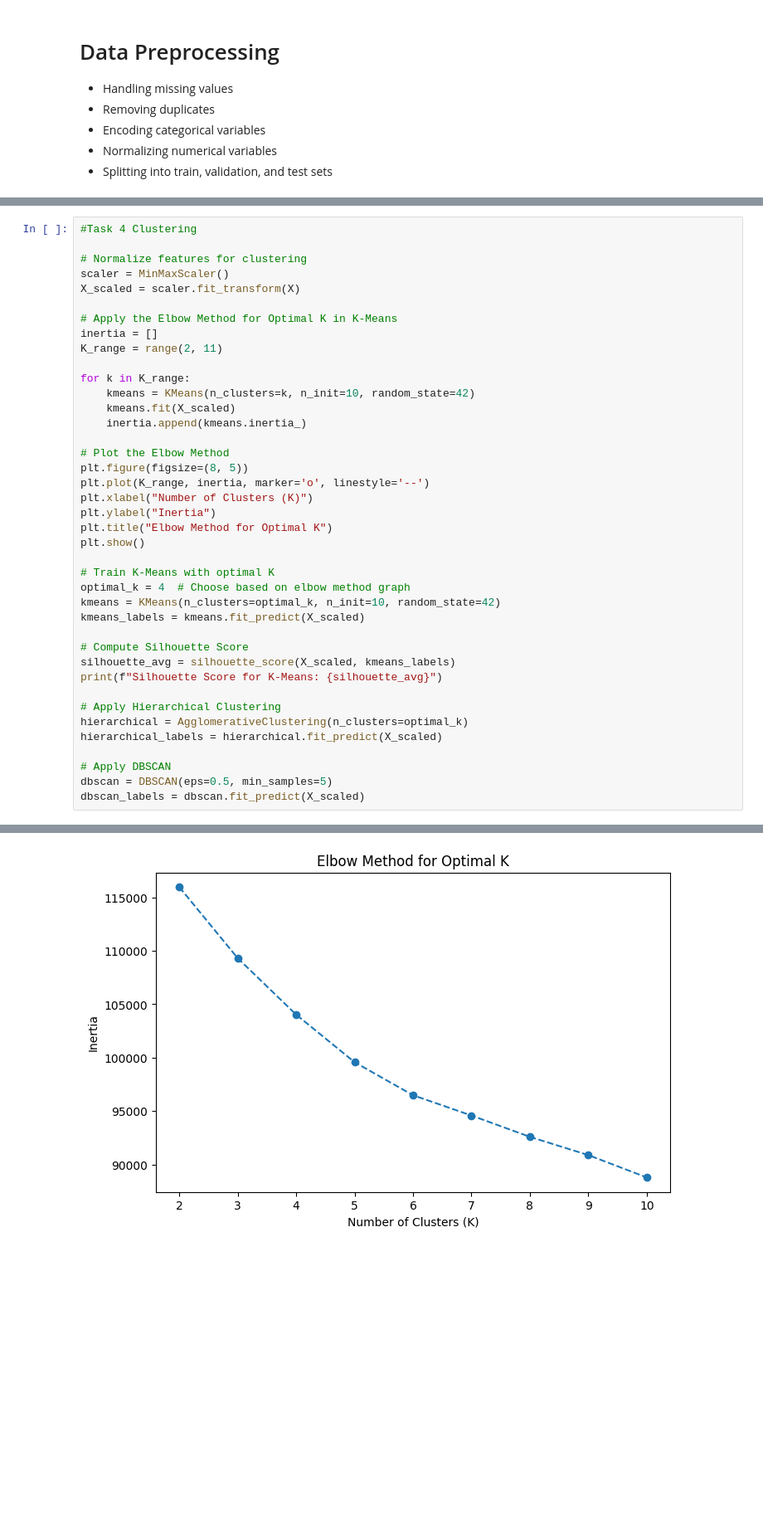
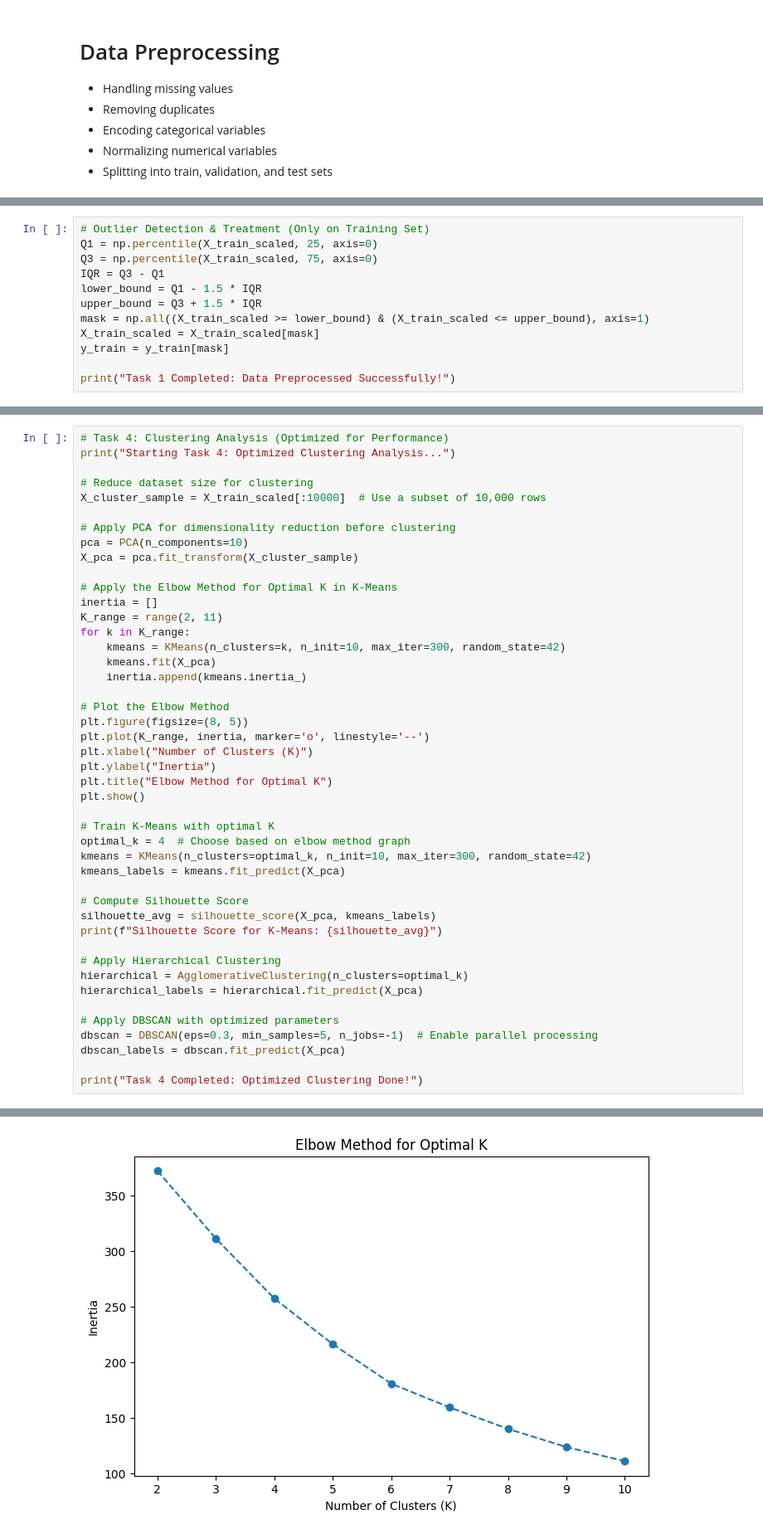
Before and after one commit to HG20/MachineLearningProject, a Jupyter notebook: Census_ML_Project_HG.ipynb, the cells around one changed output, grey strips where cells are left out. Shown: that part at 83% size. Drawn from its saved outputs; the diff is of its cells as text; blank space fills up the shorter version.

```diff
--- a/Census_ML_Project_HG.ipynb
+++ b/Census_ML_Project_HG.ipynb
@@ -123,0 +68,12 @@ MAE: 0.6742887426630902, MSE: 0.7354992405260499, RMSE: 0.8576125235361538, R²
+# %%
+# Outlier Detection & Treatment (Only on Training Set)
+Q1 = np.percentile(X_train_scaled, 25, axis=0)
+Q3 = np.percentile(X_train_scaled, 75, axis=0)
+IQR = Q3 - Q1
+lower_bound = Q1 - 1.5 * IQR
+upper_bound = Q3 + 1.5 * IQR
+mask = np.all((X_train_scaled >= lower_bound) & (X_train_scaled <= upper_bound), axis=1)
+X_train_scaled = X_train_scaled[mask]
+y_train = y_train[mask]
+
+print("Task 1 Completed: Data Preprocessed Successfully!")
@@ -124,17 +180,20 @@ MAE: 0.6742887426630902, MSE: 0.7354992405260499, RMSE: 0.8576125235361538, R²
 # %%
-#Task 4 Clustering
+# Task 4: Clustering Analysis (Optimized for Performance)
+print("Starting Task 4: Optimized Clustering Analysis...")
 
-# Normalize features for clustering
-scaler = MinMaxScaler()
-X_scaled = scaler.fit_transform(X)
+# Reduce dataset size for clustering
+X_cluster_sample = X_train_scaled[:10000]  # Use a subset of 10,000 rows
+
+# Apply PCA for dimensionality reduction before clustering
+pca = PCA(n_components=10)
+X_pca = pca.fit_transform(X_cluster_sample)
 
 # Apply the Elbow Method for Optimal K in K-Means
 inertia = []
 K_range = range(2, 11)
-
 for k in K_range:
-    kmeans = KMeans(n_clusters=k, n_init=10, random_state=42)
-    kmeans.fit(X_scaled)
+    kmeans = KMeans(n_clusters=k, n_init=10, max_iter=300, random_state=42)
+    kmeans.fit(X_pca)
     inertia.append(kmeans.inertia_)
 
 # Plot the Elbow Method
@@ -147,18 +206,20 @@ plt.show()
 
 # Train K-Means with optimal K
 optimal_k = 4  # Choose based on elbow method graph
-kmeans = KMeans(n_clusters=optimal_k, n_init=10, random_state=42)
-kmeans_labels = kmeans.fit_predict(X_scaled)
+kmeans = KMeans(n_clusters=optimal_k, n_init=10, max_iter=300, random_state=42)
+kmeans_labels = kmeans.fit_predict(X_pca)
 
 # Compute Silhouette Score
-silhouette_avg = silhouette_score(X_scaled, kmeans_labels)
+silhouette_avg = silhouette_score(X_pca, kmeans_labels)
 print(f"Silhouette Score for K-Means: {silhouette_avg}")
 
 # Apply Hierarchical Clustering
 hierarchical = AgglomerativeClustering(n_clusters=optimal_k)
-hierarchical_labels = hierarchical.fit_predict(X_scaled)
+hierarchical_labels = hierarchical.fit_predict(X_pca)
 
-# Apply DBSCAN
-dbscan = DBSCAN(eps=0.5, min_samples=5)
-dbscan_labels = dbscan.fit_predict(X_scaled)
+# Apply DBSCAN with optimized parameters
+dbscan = DBSCAN(eps=0.3, min_samples=5, n_jobs=-1)  # Enable parallel processing
+dbscan_labels = dbscan.fit_predict(X_pca)
+
+print("Task 4 Completed: Optimized Clustering Done!")
 # %% [output]
@@ -165 +227 @@ dbscan_labels = dbscan.fit_predict(X_scaled)
-[figure, old version]
+[figure, new version]
```
Also changed, not shown: parts of 10 cells of this notebook, 2 other files.
